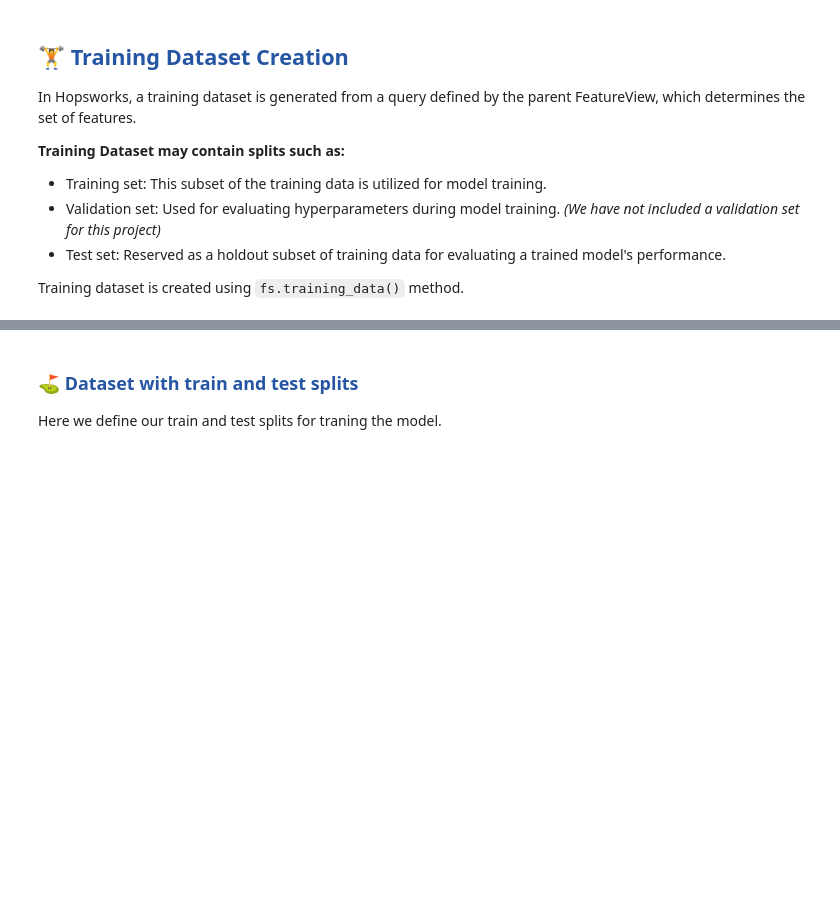
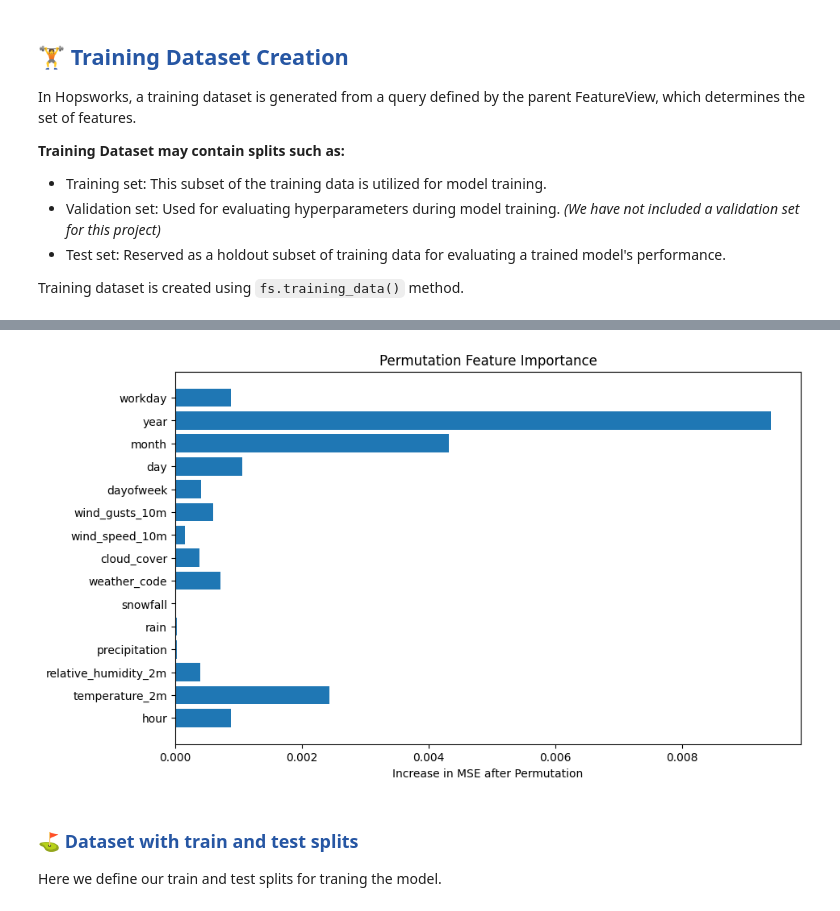
Before and after one commit to Benj3037/bds_m7_second-semester-project, a Jupyter notebook: pipeline/3_training_pipeline_lstm.ipynb, the cells around one changed output, grey strips where cells are left out. Drawn from its saved outputs; the diff is of its cells as text; code cells hidden in the pictures; blank space fills up the shorter version.

Commit message:
lstm

```diff
--- a/pipeline/3_training_pipeline_lstm.ipynb
+++ b/pipeline/3_training_pipeline_lstm.ipynb
@@ -160,0 +213,17 @@ df.head()
+# %%
+import tensorflow as tf
+from tensorflow.keras.models import Sequential
+from tensorflow.keras.layers import LSTM, Dense
+
+# Define the LSTM model
+model = Sequential([
+    LSTM(50, return_sequences=True, input_shape=(X_train.shape[1], X_train.shape[2])), # Set to True for multiple LSTM layers
+    LSTM(50, return_sequences=False), # Set to False for the last LSTM layer
+    Dense(1) # Output layer
+])
+
+# Compile the model
+model.compile(optimizer='adam', loss='mean_squared_error')
+
+# Train the model
+history = model.fit(X_train, y_train, epochs=12, batch_size=32, validation_data=(X_test, y_test)) # Increase epochs for better performance
@@ -160,0 +291,29 @@ df.head()
+# %%
+import numpy as np
+from sklearn.metrics import mean_squared_error
+import matplotlib.pyplot as plt
+
+# Function to calculate permutation feature importance
+def permutation_feature_importance(model, X_val, y_val, feature_names):
+    baseline_mse = mean_squared_error(y_val, model.predict(X_val))
+    importances = []
+
+    for col in range(X_val.shape[2]):
+        X_val_permuted = np.copy(X_val)
+        np.random.shuffle(X_val_permuted[:, :, col])
+        permuted_mse = mean_squared_error(y_val, model.predict(X_val_permuted))
+        importances.append(permuted_mse - baseline_mse)
+
+    return np.array(importances), feature_names
+
+# Calculate feature importance
+importances, feature_names = permutation_feature_importance(model, X_test, y_test, features.columns)
+
+# Plot feature importance
+plt.figure(figsize=(10, 6))
+plt.barh(range(len(importances)), importances, align='center')
+plt.yticks(range(len(importances)), feature_names)
+plt.xlabel('Increase in MSE after Permutation')
+plt.title('Permutation Feature Importance')
+plt.show()
+# %% [output]
@@ -161,3 +336,4 @@ df.head()
+[figure, added]
 # %% [markdown]
 ### <span style="color:#2656a3;"> ⛳️ Dataset with train and test splits</span>
 
```
Also changed, not shown: parts of 9 cells of this notebook.
